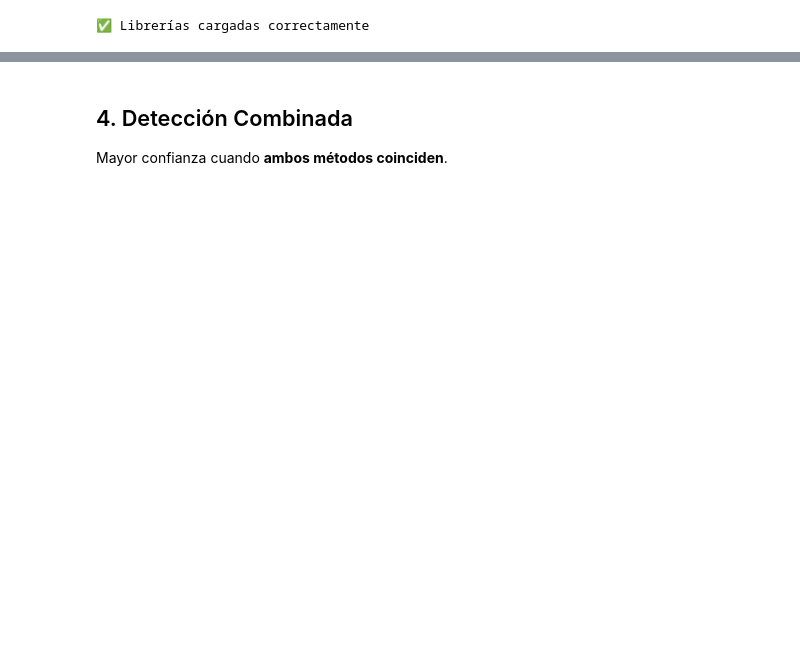
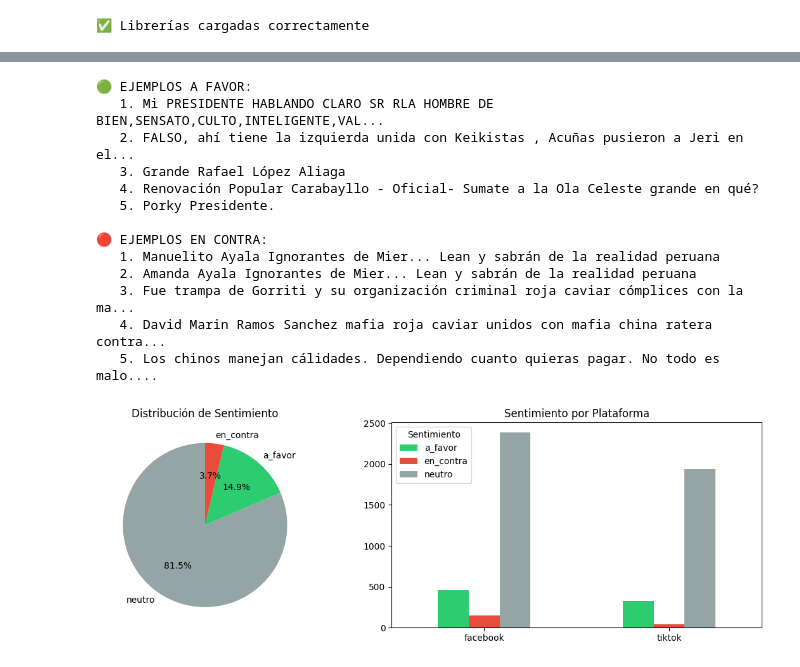
Before and after one commit to soyHouston256/tiktokscraping, a Jupyter notebook: notebooks/botsDetector_2.ipynb, the cells around one changed output, grey strips where cells are left out. Drawn from its saved outputs; the diff is of its cells as text; code cells hidden in the pictures; blank space fills up the shorter version.

```diff
--- a/notebooks/botsDetector_2.ipynb
+++ b/notebooks/botsDetector_2.ipynb
@@ -389,4 +394,48 @@ for cluster, count in df['dbscan_cluster'].value_counts().sort_index().items():
-# %% [markdown]
-## 4. Detección Combinada
-
-Mayor confianza cuando **ambos métodos coinciden**.
+# %%
+# === MUESTRAS POR SENTIMIENTO ===
+
+print("🟢 EJEMPLOS A FAVOR:")
+favor_sample = df[df['sentimiento'] == 'a_favor']['text'].head(5)
+for i, text in enumerate(favor_sample, 1):
+    print(f"   {i}. {text[:80]}..." if len(str(text)) > 80 else f"   {i}. {text}")
+
+print("\n🔴 EJEMPLOS EN CONTRA:")
+contra_sample = df[df['sentimiento'] == 'en_contra']['text'].head(5)
+for i, text in enumerate(contra_sample, 1):
+    print(f"   {i}. {text[:80]}..." if len(str(text)) > 80 else f"   {i}. {text}")
+
+# Visualización
+fig, axes = plt.subplots(1, 2, figsize=(12, 4))
+
+# Pie chart
+colors_sent = {'a_favor': '#2ecc71', 'en_contra': '#e74c3c', 'neutro': '#95a5a6'}
+sent_counts = df['sentimiento'].value_counts()
+axes[0].pie(sent_counts.values, labels=sent_counts.index, autopct='%1.1f%%',
+            colors=[colors_sent[s] for s in sent_counts.index], startangle=90)
+axes[0].set_title('Distribución de Sentimiento')
+
+# Por plataforma
+sent_by_platform = df.groupby(['platform', 'sentimiento']).size().unstack(fill_value=0)
+sent_by_platform.plot(kind='bar', ax=axes[1], color=[colors_sent[c] for c in sent_by_platform.columns])
+axes[1].set_title('Sentimiento por Plataforma')
+axes[1].set_xlabel('')
+axes[1].legend(title='Sentimiento')
+axes[1].tick_params(axis='x', rotation=0)
+
+plt.tight_layout()
+plt.show()
+# %% [output]
+🟢 EJEMPLOS A FAVOR:
+   1. Mi PRESIDENTE HABLANDO CLARO SR RLA HOMBRE DE BIEN,SENSATO,CULTO,INTELIGENTE,VAL...
+   2. FALSO, ahí tiene la izquierda unida con Keikistas , Acuñas pusieron a Jeri en el...
+   3. Grande Rafael López Aliaga
+   4. Renovación Popular Carabayllo - Oficial- Sumate a la Ola Celeste grande en qué?
+   5. Porky Presidente.
+
+🔴 EJEMPLOS EN CONTRA:
+   1. Manuelito Ayala Ignorantes de Mier... Lean y sabrán de la realidad peruana
+   2. Amanda Ayala Ignorantes de Mier... Lean y sabrán de la realidad peruana
+   3. Fue trampa de Gorriti y su organización criminal roja caviar cómplices con la ma...
+   4. David Marin Ramos Sanchez mafia roja caviar unidos con mafia china ratera contra...
+   5. Los chinos manejan cálidades. Dependiendo cuanto quieras pagar. No todo es malo....
+[figure, added]
```
Also changed, not shown: parts of 32 cells of this notebook, 1 other file.
